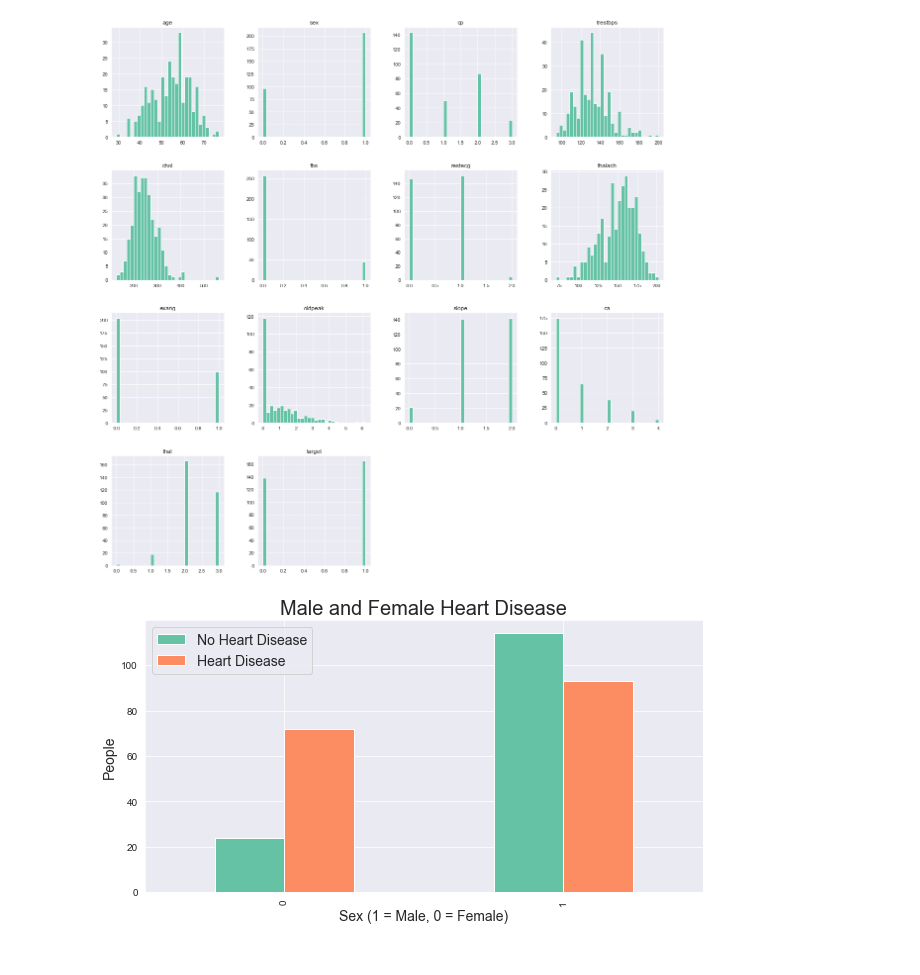
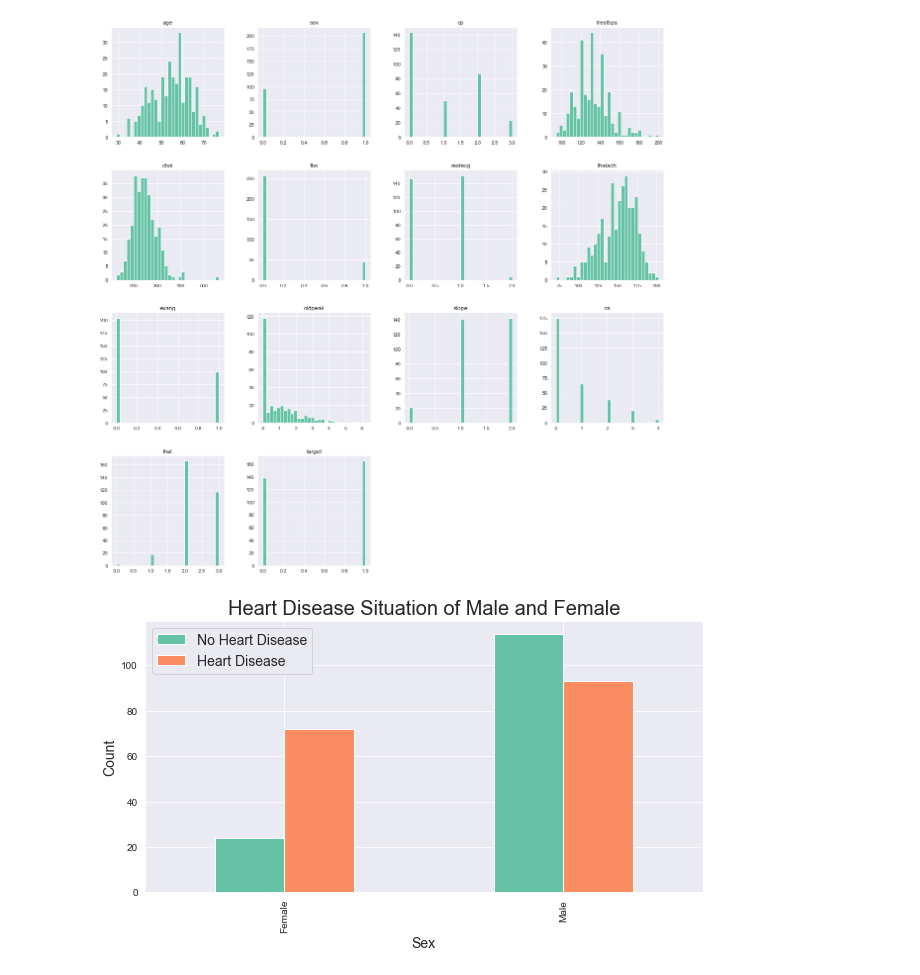
Before and after one commit to shamimsikder/Data-Visualization-Exercises, a Jupyter notebook: Heart Disease Data Visualization.ipynb, the cells around one changed output. Cells and saved outputs as stored; diff of their text form; code cells hidden in the pictures.

Commit message:
Organizing Charts

```diff
--- a/Heart Disease Data Visualization.ipynb
+++ b/Heart Disease Data Visualization.ipynb
@@ -165,9 +165,10 @@ plt.show();
 # %%
 pd.crosstab(data.sex,data.target).plot(kind="bar", figsize=(10,5))
 
-plt.title("Male and Female Heart Disease",fontsize=20)
-plt.xlabel("Sex (1 = Male, 0 = Female)",fontsize=14)
-plt.ylabel("People",fontsize=14)
+plt.title("Heart Disease Situation of Male and Female",fontsize=20)
+plt.xlabel("Sex",fontsize=14)
+plt.xticks(ticks=[0,1],labels=["Female","Male"])
+plt.ylabel("Count",fontsize=14)
 plt.legend(["No Heart Disease","Heart Disease"],fontsize=14);
 # %% [output]
-[figure, old version]
+[figure, new version]
```
Also changed, not shown: parts of 15 cells of this notebook.
